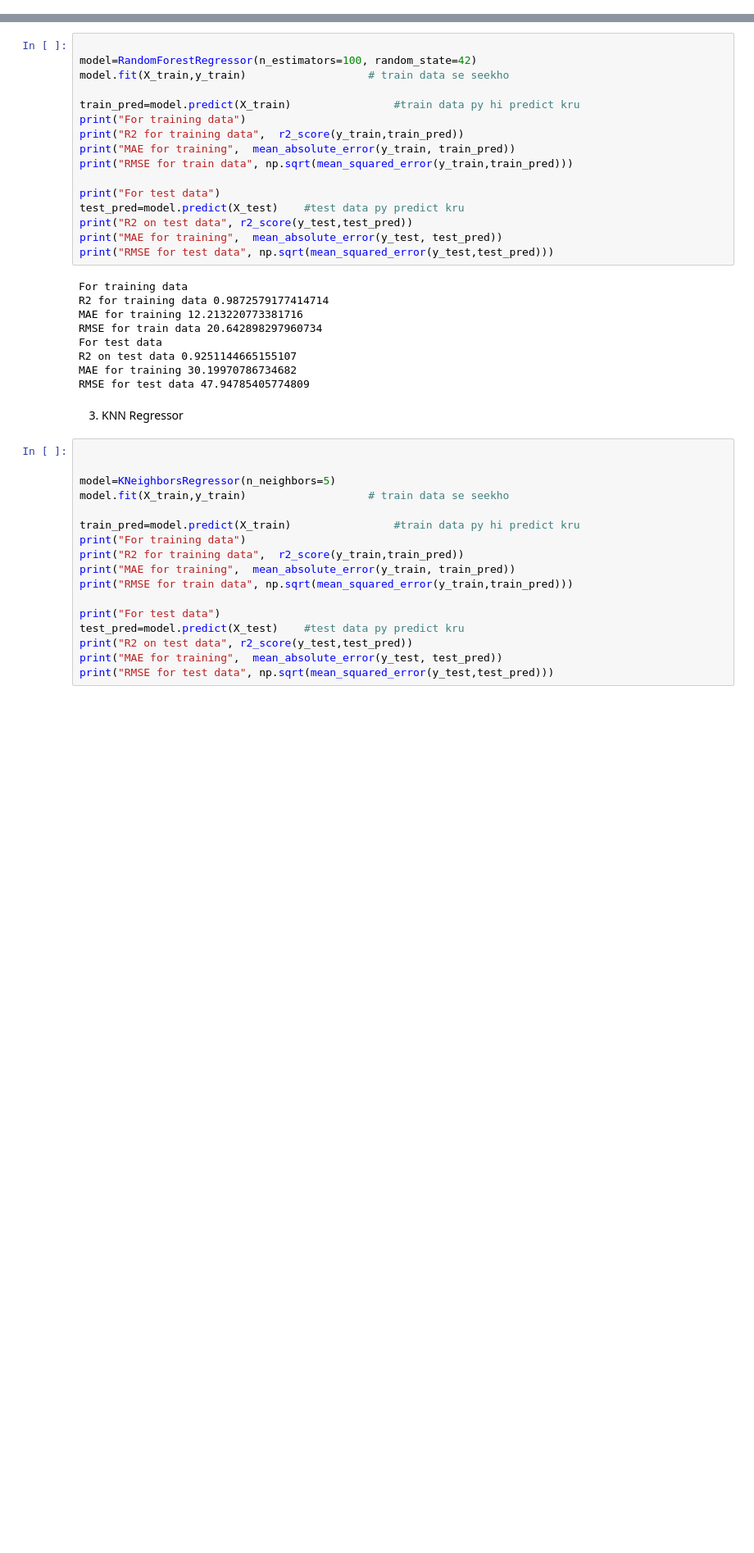
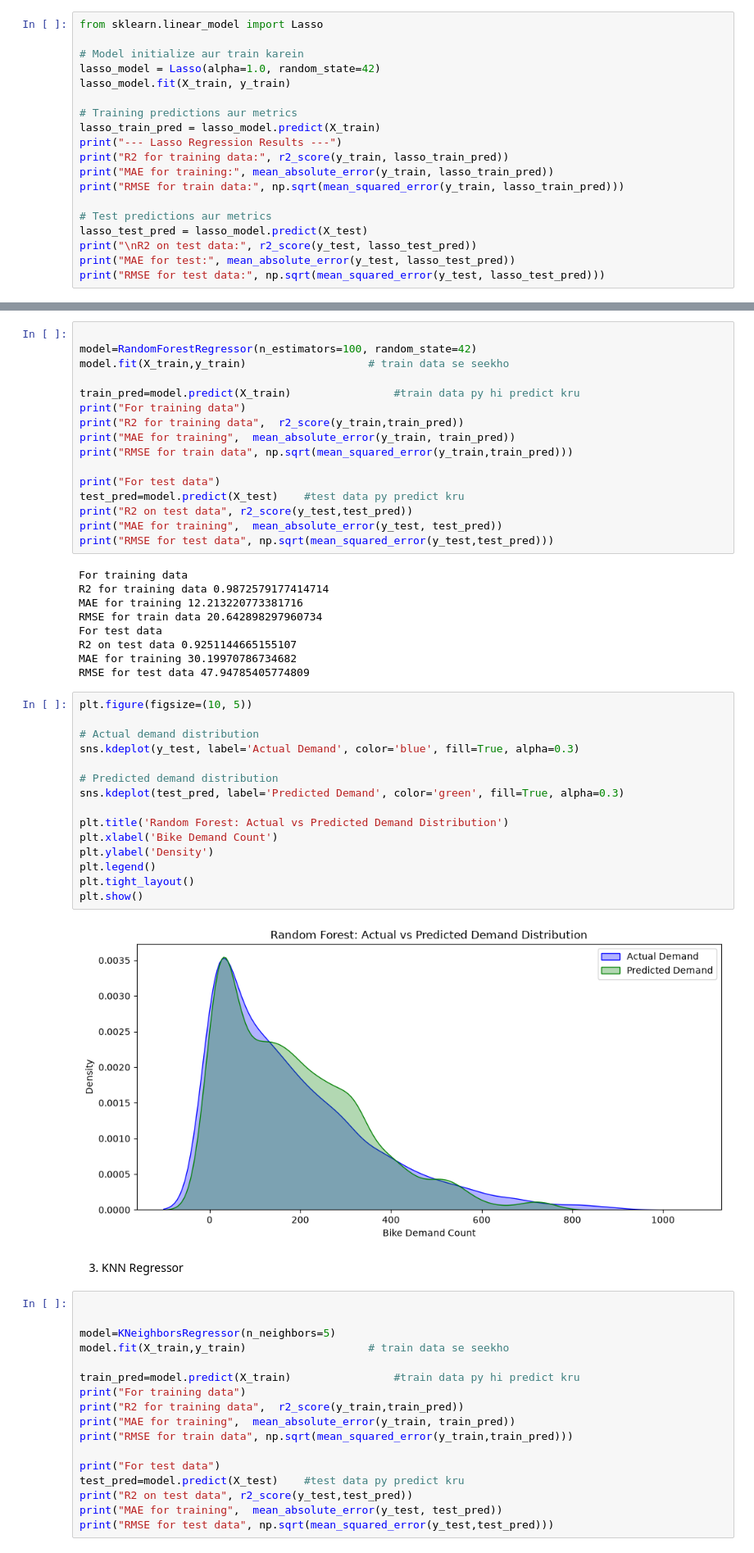
Before and after one commit to syedt-98/ds-october-2026-week1, a Jupyter notebook: analysis.ipynb, the cells around one changed output, grey strips where cells are left out. Shown at 82% size. Drawn from its saved outputs; the diff is of its cells as text; blank space fills up the shorter version.

```diff
--- a/analysis.ipynb
+++ b/analysis.ipynb
@@ -347,0 +397,19 @@ RMSE for test data 136.71867372081056
+# %%
+from sklearn.linear_model import Lasso
+
+# Model initialize aur train karein
+lasso_model = Lasso(alpha=1.0, random_state=42)
+lasso_model.fit(X_train, y_train)
+
+# Training predictions aur metrics
+lasso_train_pred = lasso_model.predict(X_train)
+print("--- Lasso Regression Results ---")
+print("R2 for training data:", r2_score(y_train, lasso_train_pred))
+print("MAE for training:", mean_absolute_error(y_train, lasso_train_pred))
+print("RMSE for train data:", np.sqrt(mean_squared_error(y_train, lasso_train_pred)))
+
+# Test predictions aur metrics
+lasso_test_pred = lasso_model.predict(X_test)
+print("\nR2 on test data:", r2_score(y_test, lasso_test_pred))
+print("MAE for test:", mean_absolute_error(y_test, lasso_test_pred))
+print("RMSE for test data:", np.sqrt(mean_squared_error(y_test, lasso_test_pred)))
@@ -372,6 +465,23 @@ For test data
 R2 on test data 0.9251144665155107
 MAE for training 30.19970786734682
 RMSE for test data 47.94785405774809
+# %%
+plt.figure(figsize=(10, 5))
+
+# Actual demand distribution
+sns.kdeplot(y_test, label='Actual Demand', color='blue', fill=True, alpha=0.3)
+
+# Predicted demand distribution
+sns.kdeplot(test_pred, label='Predicted Demand', color='green', fill=True, alpha=0.3)
+
+plt.title('Random Forest: Actual vs Predicted Demand Distribution')
+plt.xlabel('Bike Demand Count')
+plt.ylabel('Density')
+plt.legend()
+plt.tight_layout()
+plt.show()
+# %% [output]
+[figure, added]
 # %% [markdown]
 3) KNN Regressor
 # %%
```
Also changed, not shown: parts of 11 cells of this notebook.
